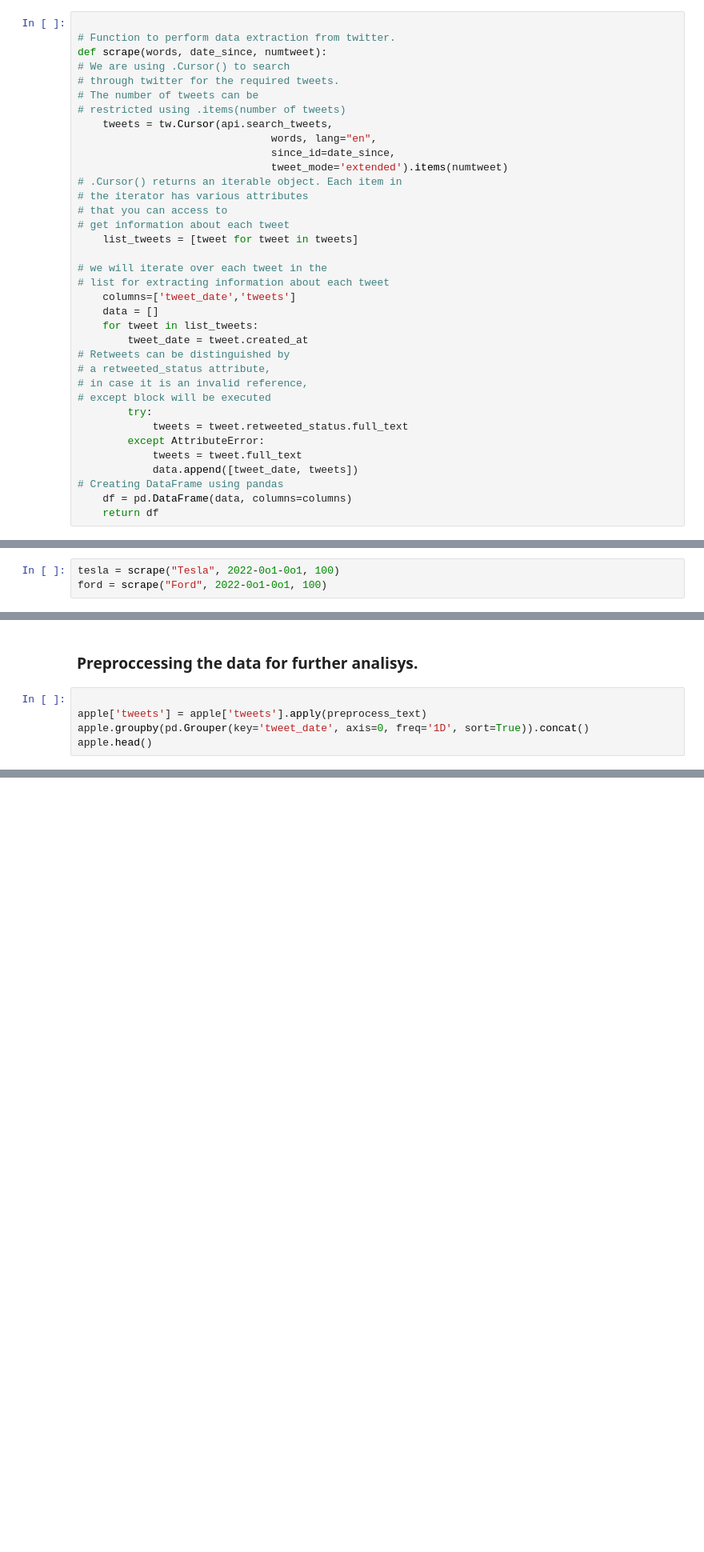
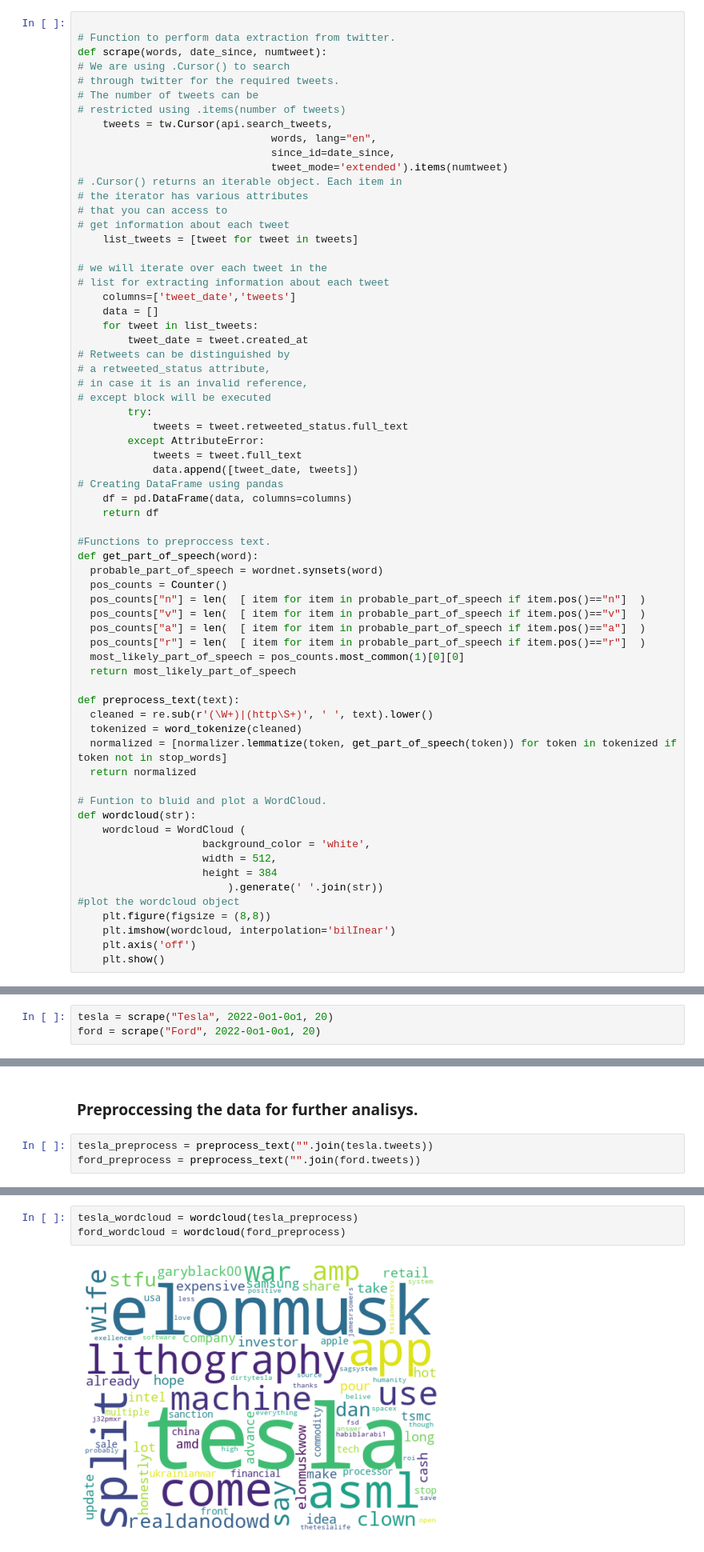
Before and after one commit to MestreD/NLP_Task, a Jupyter notebook: NLP_Task.ipynb, the cells around one changed output, grey strips where cells are left out. Shown: that part at 80% size. Cells and saved outputs as stored; diff of their text form; blank space fills up the shorter version.

```diff
--- a/NLP_Task.ipynb
+++ b/NLP_Task.ipynb
@@ -83,8 +88,38 @@ def scrape(words, date_since, numtweet):
 # Creating DataFrame using pandas
     df = pd.DataFrame(data, columns=columns)
     return df
+
+#Functions to preproccess text.
+def get_part_of_speech(word):
+  probable_part_of_speech = wordnet.synsets(word)
+  pos_counts = Counter()
+  pos_counts["n"] = len(  [ item for item in probable_part_of_speech if item.pos()=="n"]  )
+  pos_counts["v"] = len(  [ item for item in probable_part_of_speech if item.pos()=="v"]  )
+  pos_counts["a"] = len(  [ item for item in probable_part_of_speech if item.pos()=="a"]  )
+  pos_counts["r"] = len(  [ item for item in probable_part_of_speech if item.pos()=="r"]  )
+  most_likely_part_of_speech = pos_counts.most_common(1)[0][0]
+  return most_likely_part_of_speech
+
+def preprocess_text(text):
+  cleaned = re.sub(r'(\W+)|(http\S+)', ' ', text).lower()
+  tokenized = word_tokenize(cleaned)
+  normalized = [normalizer.lemmatize(token, get_part_of_speech(token)) for token in tokenized if token not in stop_words]
+  return normalized
+
+# Funtion to bluid and plot a WordCloud.
+def wordcloud(str):
+    wordcloud = WordCloud (
+                    background_color = 'white',
+                    width = 512,
+                    height = 384
+                        ).generate(' '.join(str))
+#plot the wordcloud object
+    plt.figure(figsize = (8,8))
+    plt.imshow(wordcloud, interpolation='bilInear')
+    plt.axis('off')
+    plt.show()
 # %% [markdown]
 ### Getting the data from twitter.
 # %%
-tesla = scrape("Tesla", 2022-0o1-0o1, 100)
-ford = scrape("Ford", 2022-0o1-0o1, 100)
+tesla = scrape("Tesla", 2022-0o1-0o1, 20)
+ford = scrape("Ford", 2022-0o1-0o1, 20)
@@ -91,7 +139,5 @@ ford = scrape("Ford", 2022-0o1-0o1, 100)
 # %% [markdown]
 ### Preproccessing the data for further analisys.
 # %%
-
-apple['tweets'] = apple['tweets'].apply(preprocess_text)
-apple.groupby(pd.Grouper(key='tweet_date', axis=0, freq='1D', sort=True)).concat()
-apple.head()
+tesla_preprocess = preprocess_text("".join(tesla.tweets))
+ford_preprocess = preprocess_text("".join(ford.tweets))
@@ -99,0 +164,5 @@ NameError: name 'apple' is not defined
+# %%
+tesla_wordcloud = wordcloud(tesla_preprocess)
+ford_wordcloud = wordcloud(ford_preprocess)
+# %% [output]
+[figure, added]
```
Also changed, not shown: parts of 7 cells of this notebook.
